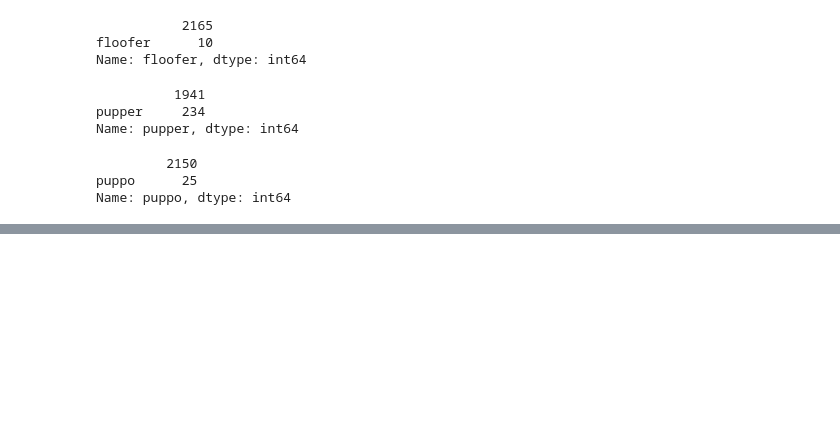
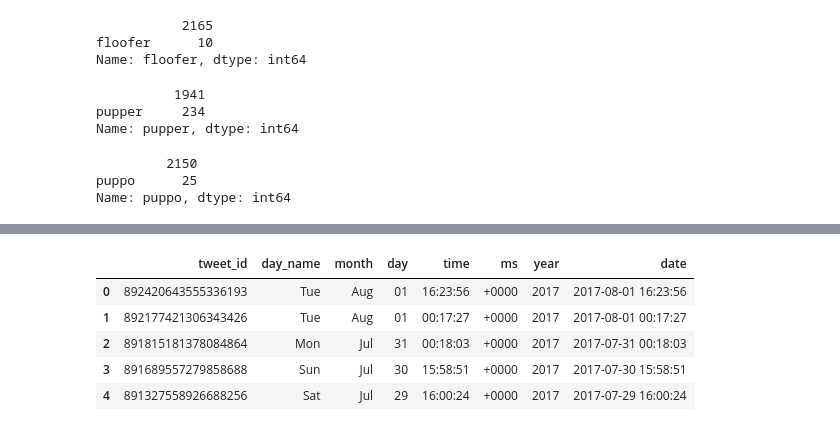
Before and after one commit to Tavnuh/we-rate-dogs, a Jupyter notebook: we-rate-dogs-Data-Wrangling.ipynb, the cells around one changed output, grey strips where cells are left out. Cells and saved outputs as stored; diff of their text form; code cells hidden in the pictures; blank space fills up the shorter version.

Commit message:
Broke irregular timestamp format out into separate DF, broke into individual components, rebuilt in correct order and converted to datetime

```diff
--- a/we-rate-dogs-Data-Wrangling.ipynb
+++ b/we-rate-dogs-Data-Wrangling.ipynb
@@ -339,0 +397,3 @@ Name: puppo, dtype: int64
+# %%
+#create _clean df to preserve original data
+df_tweet_info_clean = df_tweet_info.copy()
@@ -339,0 +409,22 @@ Name: puppo, dtype: int64
+# %%
+df_dates = pd.DataFrame(columns=['tweet_id','day_name','month','day','time','ms','year'])
+df_dates['tweet_id'] = df_tweet_info_clean['tweet_id']
+df_dates['day_name'] = df_tweet_info_clean['timestamp'].str.split(' ').str[0]
+df_dates['month'] = df_tweet_info_clean['timestamp'].str.split(' ').str[1]
+df_dates['day'] = df_tweet_info_clean['timestamp'].str.split(' ').str[2]
+df_dates['time'] = df_tweet_info_clean['timestamp'].str.split(' ').str[3]
+df_dates['ms'] = df_tweet_info_clean['timestamp'].str.split(' ').str[4]
+df_dates['year'] = df_tweet_info_clean['timestamp'].str.split(' ').str[5]
+# %%
+df_dates['date'] = df_dates['year'].map(str) + '-' + df_dates['month'].map(str) + '-' + df_dates['day'].map(str) + ' ' + df_dates['time'].map(str)
+# %%
+df_dates['date'] = pd.to_datetime(df_dates['date'])
+# %%
+df_dates.head()
+# %% [output]
+|  | tweet_id | day_name | month | day | time | ms | year | date |
+| 0 | 892420643555336193 | Tue | Aug | 01 | 16:23:56 | +0000 | 2017 | 2017-08-01 16:23:56 |
+| 1 | 892177421306343426 | Tue | Aug | 01 | 00:17:27 | +0000 | 2017 | 2017-08-01 00:17:27 |
+| 2 | 891815181378084864 | Mon | Jul | 31 | 00:18:03 | +0000 | 2017 | 2017-07-31 00:18:03 |
+| 3 | 891689557279858688 | Sun | Jul | 30 | 15:58:51 | +0000 | 2017 | 2017-07-30 15:58:51 |
+| 4 | 891327558926688256 | Sat | Jul | 29 | 16:00:24 | +0000 | 2017 | 2017-07-29 16:00:24 |
```
Also changed, not shown: parts of 14 cells of this notebook.
